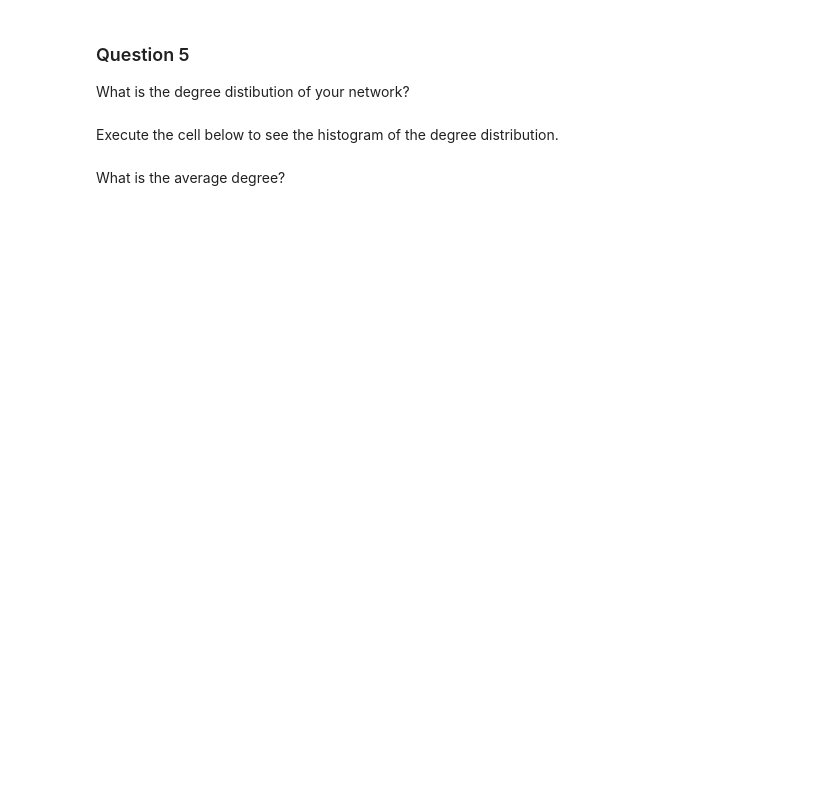
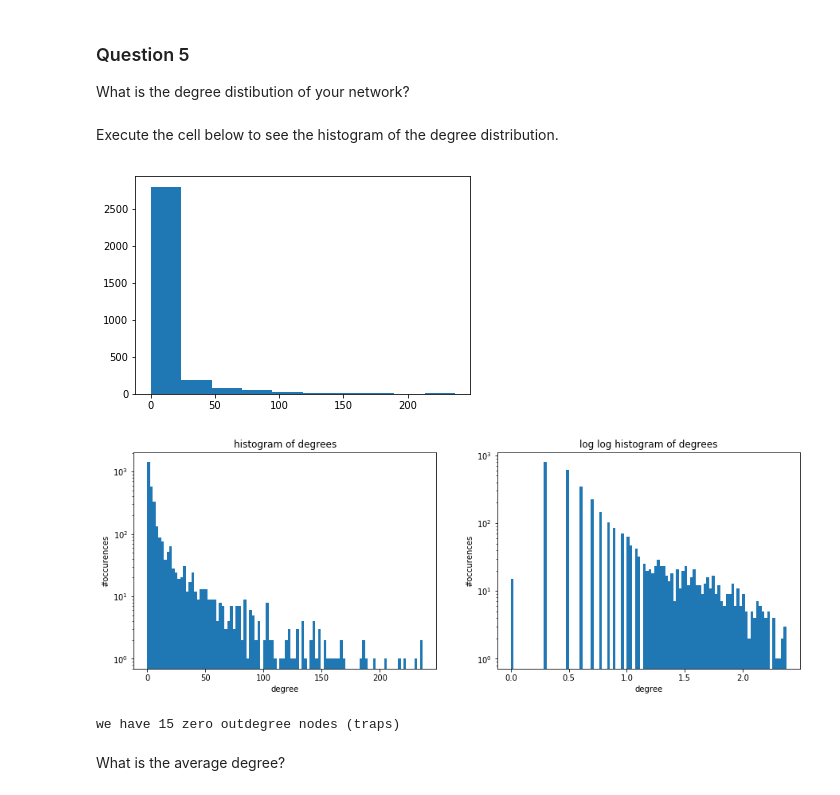
Before and after one commit to rusucosmin/ntp, a Jupyter notebook: 1_network_properties.ipynb, the cells around one changed output. Saved outputs shown, nothing was run; the diff lists cells and outputs as text; code cells hidden in the pictures; blank space fills up the shorter version.

```diff
--- a/1_network_properties.ipynb
+++ b/1_network_properties.ipynb
@@ -210,28 +249,37 @@ assert len(degree) == n_nodes
 # %% [markdown]
 Execute the cell below to see the histogram of the degree distribution.
 # %%
+weights = np.ones_like(degree)
+plt.hist(degree, weights=weights)
+plt.show()
+
+
 #modified to plots for nicer plotting
 weights = np.ones_like(degree)
 
 f, (ax1, ax2) = plt.subplots(ncols=2, figsize=(15, 5))
 
 ax1.set_title('histogram of degrees')
 ax1.set_xlabel('degree')
 ax1.set_ylabel('#occurences')
 ax1.hist(degree, weights=weights, bins=100, log=True)
 
 ax2.set_title('log log histogram of degrees')
 ax2.set_xlabel('degree')
 ax2.set_ylabel('#occurences')
 
 # use degree + 1 so we can do log log ...
 ax2.hist(np.log10(degree+1), weights=weights, bins=100, log=True)
-#ax2.set_xticklabels(["$10^%s$" % i for i in range(max(degree))])
 
 plt.show()
+# %% [output]
+[figure, added]
+[figure, added]
 # %%
 #check number of isolated nodes
-print('we have {} isolated nodes'.format(np.where(degree == 0, 1, 0).sum()))
+print('we have {} zero outdegree nodes (traps)'.format(np.where(degree == 0, 1, 0).sum()))
+# %% [output]
+we have 15 zero outdegree nodes (traps)
 # %% [markdown]
 What is the average degree?
 # %%
```
Also changed, not shown: parts of 37 cells of this notebook.
